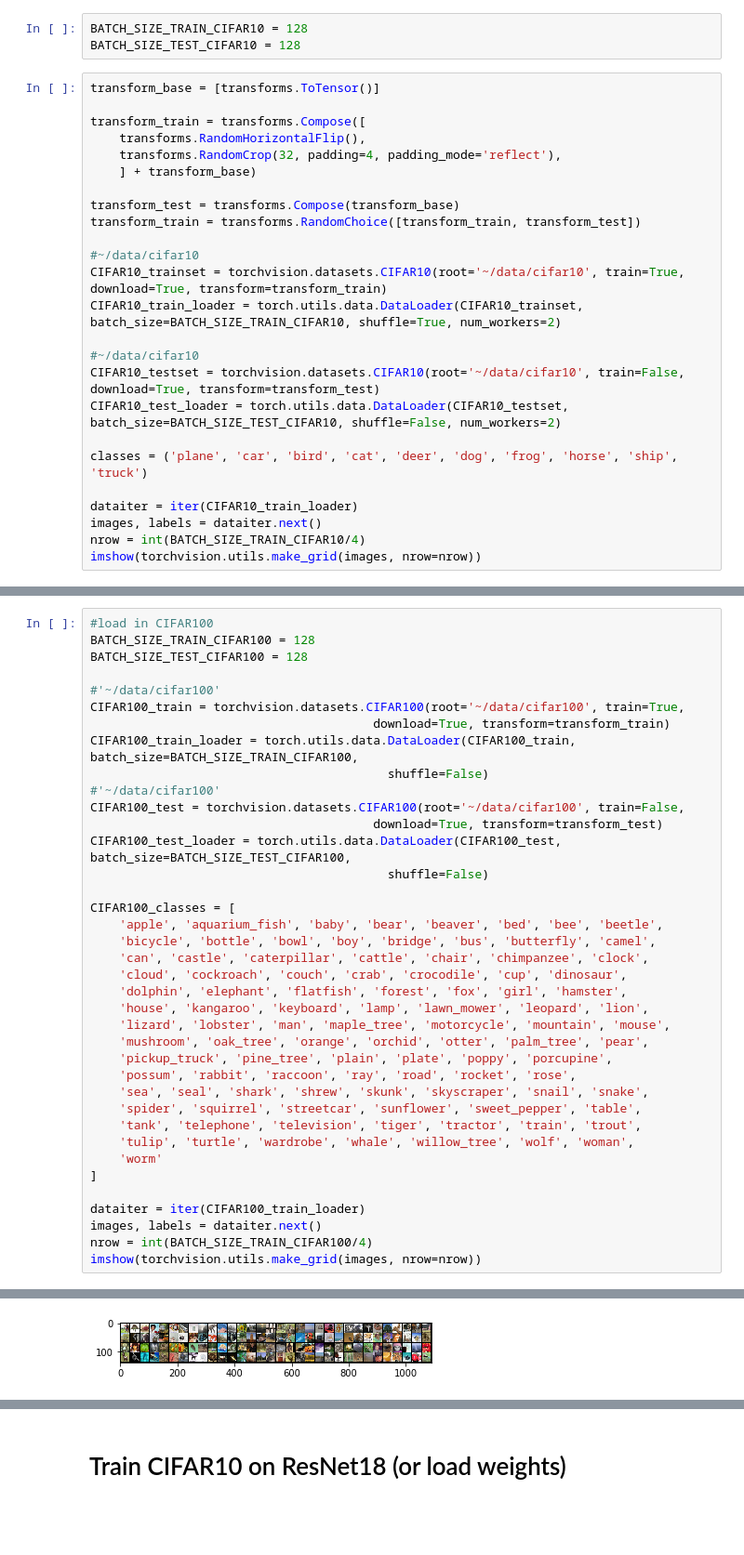
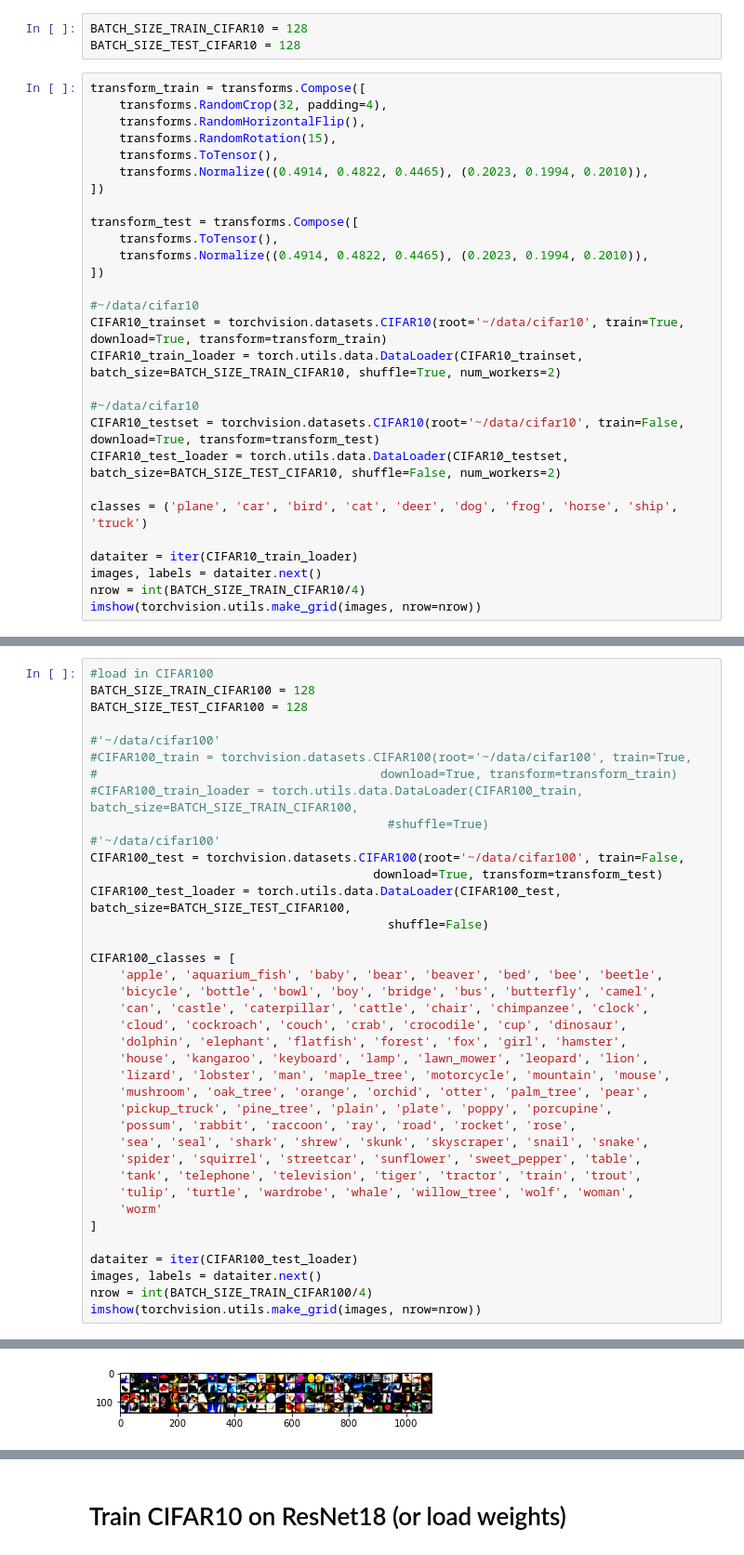
Before and after one commit to mariushobbhahn/LB_for_BNNs_official, a Jupyter notebook: Exp2_ResNet_CIFAR10.ipynb, the cells around one changed output, grey strips where cells are left out. Shown at 93% size. Drawn from its saved outputs; the diff is of its cells as text; blank space fills up the shorter version.

```diff
--- a/Exp2_ResNet_CIFAR10.ipynb
+++ b/Exp2_ResNet_CIFAR10.ipynb
@@ -35,15 +37,18 @@ print("cuda status: ", cuda_status)
 BATCH_SIZE_TRAIN_CIFAR10 = 128
 BATCH_SIZE_TEST_CIFAR10 = 128
 # %%
-transform_base = [transforms.ToTensor()]
+transform_train = transforms.Compose([
+    transforms.RandomCrop(32, padding=4),
+    transforms.RandomHorizontalFlip(),
+    transforms.RandomRotation(15),
+    transforms.ToTensor(),
+    transforms.Normalize((0.4914, 0.4822, 0.4465), (0.2023, 0.1994, 0.2010)),
+])
 
-transform_train = transforms.Compose([
-    transforms.RandomHorizontalFlip(),
-    transforms.RandomCrop(32, padding=4, padding_mode='reflect'),
-    ] + transform_base)
-
-transform_test = transforms.Compose(transform_base)
-transform_train = transforms.RandomChoice([transform_train, transform_test])
+transform_test = transforms.Compose([
+    transforms.ToTensor(),
+    transforms.Normalize((0.4914, 0.4822, 0.4465), (0.2023, 0.1994, 0.2010)),
+])
 
 #~/data/cifar10
 CIFAR10_trainset = torchvision.datasets.CIFAR10(root='~/data/cifar10', train=True, download=True, transform=transform_train)
@@ -69,10 +75,10 @@ BATCH_SIZE_TRAIN_CIFAR100 = 128
 BATCH_SIZE_TEST_CIFAR100 = 128
 
 #'~/data/cifar100'
-CIFAR100_train = torchvision.datasets.CIFAR100(root='~/data/cifar100', train=True,
-                                       download=True, transform=transform_train)
-CIFAR100_train_loader = torch.utils.data.DataLoader(CIFAR100_train, batch_size=BATCH_SIZE_TRAIN_CIFAR100,
-                                         shuffle=False)
+#CIFAR100_train = torchvision.datasets.CIFAR100(root='~/data/cifar100', train=True,
+#                                       download=True, transform=transform_train)
+#CIFAR100_train_loader = torch.utils.data.DataLoader(CIFAR100_train, batch_size=BATCH_SIZE_TRAIN_CIFAR100,
+                                         #shuffle=True)
 #'~/data/cifar100'
 CIFAR100_test = torchvision.datasets.CIFAR100(root='~/data/cifar100', train=False,
                                        download=True, transform=transform_test)
@@ -97,7 +103,7 @@ CIFAR100_classes = [
     'worm'
 ]
 
-dataiter = iter(CIFAR100_train_loader)
+dataiter = iter(CIFAR100_test_loader)
 images, labels = dataiter.next()
 nrow = int(BATCH_SIZE_TRAIN_CIFAR100/4)
 imshow(torchvision.utils.make_grid(images, nrow=nrow))
@@ -107,4 +113,4 @@ Files already downloaded and verified
-[figure, old version]
+[figure, new version]
 # %%
 # load SVHN
 BATCH_SIZE_TRAIN_SVHN = 128
```
Also changed, not shown: parts of 64 cells of this notebook, 21 other files.
